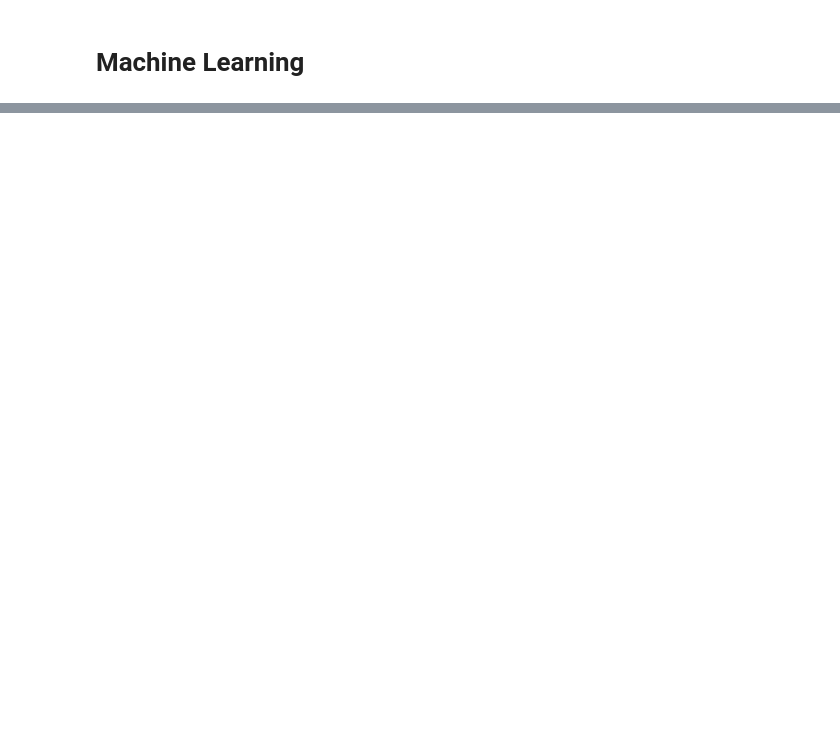
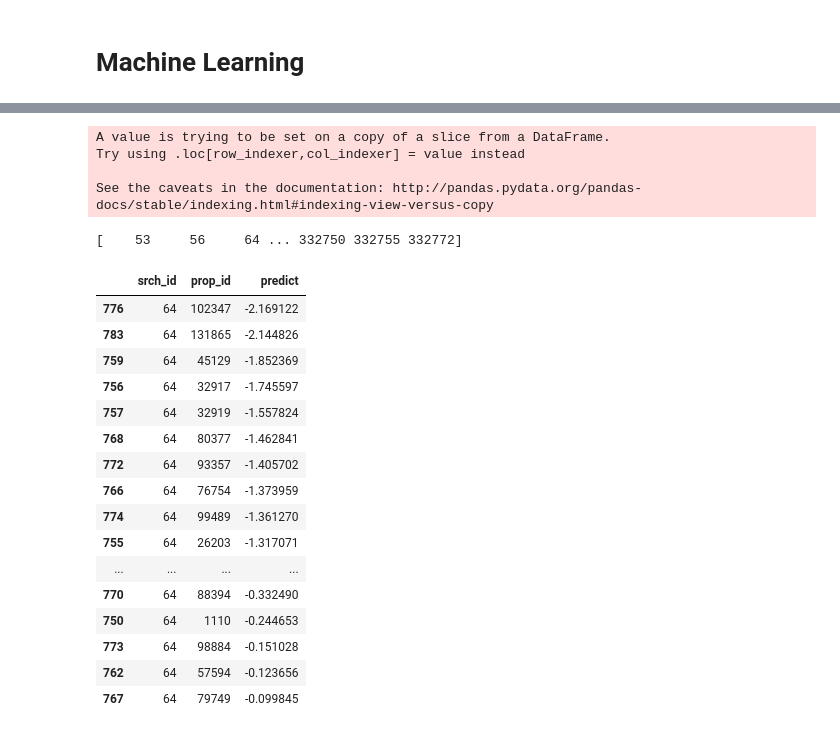
Before and after one commit to popoiopo/dataMining, a Jupyter notebook: Model_v3.ipynb, the cells around one changed output, grey strips where cells are left out. Saved outputs shown, nothing was run; the diff lists cells and outputs as text; code cells hidden in the pictures; blank space fills up the shorter version.

```diff
--- a/Model_v3.ipynb
+++ b/Model_v3.ipynb
@@ -281,0 +334,40 @@ plt.barh(np.arange(len(test_features.columns)), classifier.feature_importances_[
+# %%
+data = test.copy()
+
+data_features = data.loc[:, 'site_id':]
+data_predict = classifier.predict(data_features)
+
+result = data[['srch_id', 'prop_id']]
+# result = data[['srch_id', 'prop_id', 'relevance', 'click_bool', 'booking_bool', 'position']]
+result['predict'] = -data_predict
+result = result.sort_values(['srch_id', 'predict'])
+
+# nDCG_mean(result)
+# %% [output]
+A value is trying to be set on a copy of a slice from a DataFrame.
+Try using .loc[row_indexer,col_indexer] = value instead
+
+See the caveats in the documentation: http://pandas.pydata.org/pandas-docs/stable/indexing.html#indexing-view-versus-copy
+# %%
+print(np.unique(result['srch_id']))
+
+result[result['srch_id'] == 64]
+# %% [output]
+[    53     56     64 ... 332750 332755 332772]
+|  | srch_id | prop_id | predict |
+| 776 | 64 | 102347 | -2.169122 |
+| 783 | 64 | 131865 | -2.144826 |
+| 759 | 64 | 45129 | -1.852369 |
+| 756 | 64 | 32917 | -1.745597 |
+| 757 | 64 | 32919 | -1.557824 |
+| 768 | 64 | 80377 | -1.462841 |
+| 772 | 64 | 93357 | -1.405702 |
+| 766 | 64 | 76754 | -1.373959 |
+| 774 | 64 | 99489 | -1.361270 |
+| 755 | 64 | 26203 | -1.317071 |
+| ... | ... | ... | ... |
+| 770 | 64 | 88394 | -0.332490 |
+| 750 | 64 | 1110 | -0.244653 |
+| 773 | 64 | 98884 | -0.151028 |
+| 762 | 64 | 57594 | -0.123656 |
+| 767 | 64 | 79749 | -0.099845 |
```
Also changed, not shown: parts of 17 cells of this notebook.
